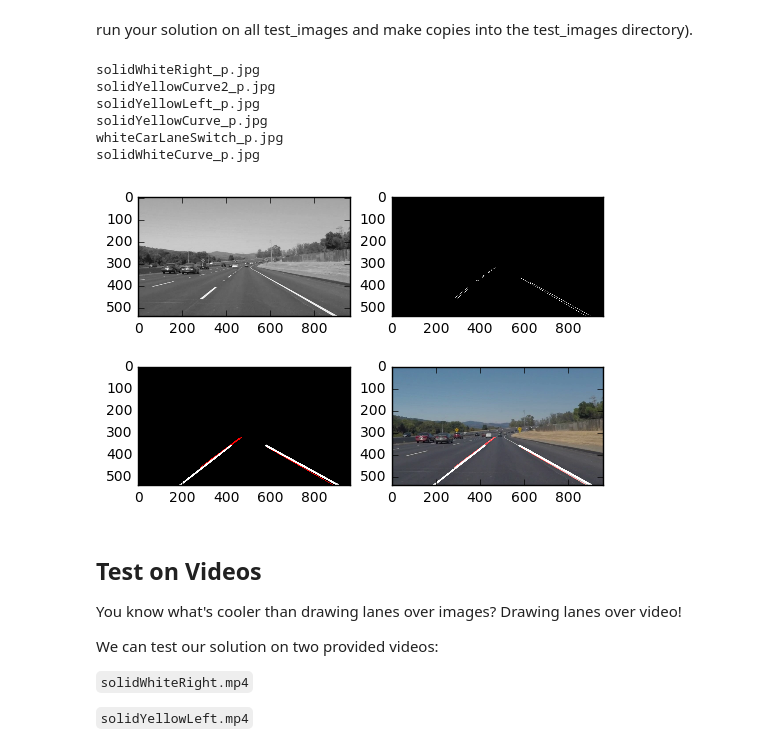
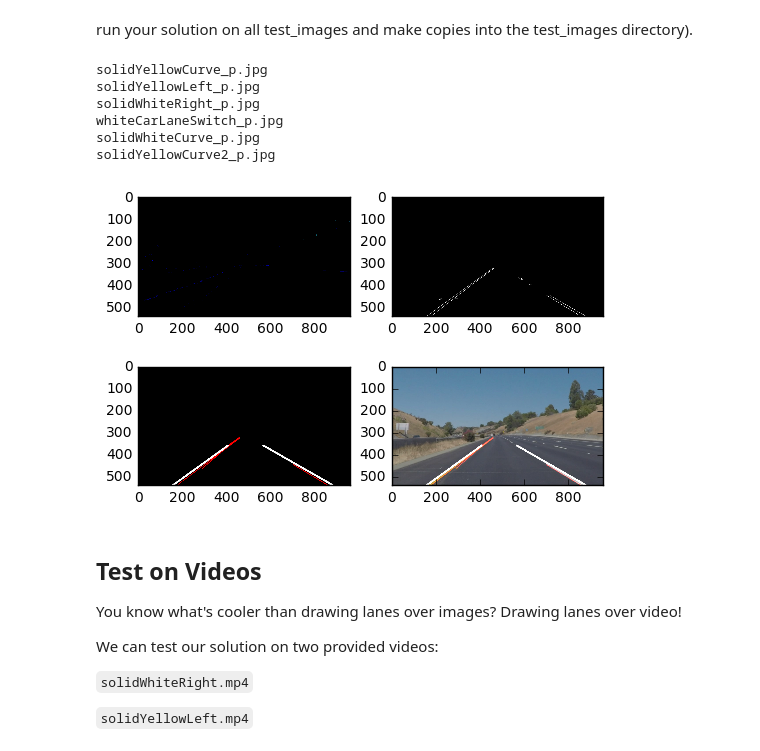
Before and after one commit to giolaq/SelfDrivingCarP0, a Jupyter notebook: P1.ipynb, the cells around one changed output. Saved outputs shown, nothing was run; the diff lists cells and outputs as text; code cells hidden in the pictures.

Commit message:
Filter yellow and white, some tweaking

```diff
--- a/P1.ipynb
+++ b/P1.ipynb
@@ -155,7 +155,7 @@ class LaneTracker:
 
 
 
-lt = LaneTracker(2, 0.1, 500)
+lt = LaneTracker(2, 1, 20)
 # %%
 import math
 
@@ -186,6 +186,31 @@ def grayscale(img):
     #return cv2.cvtColor(img, cv2.COLOR_RGB2GRAY)
     # Or use BGR2GRAY if you read an image with cv2.imread()
     return cv2.cvtColor(img, cv2.COLOR_BGR2GRAY)
+
+def filterYellowWhite(img):
+    # Applies the filter transform to get Yellow and White
+    # Convert BGR to HSV
+    hsv = cv2.cvtColor(img, cv2.COLOR_BGR2HSV)
+
+    # define range of yellow color in HSV
+    lower_yellow = np.array([20,100,100])
+    upper_yellow = np.array([30,255,255])
+
+     # define range of white color in HSV
+    lower_white = np.array([0,0,0])
+    upper_white = np.array([0,0,255])
+
+
+    # Threshold the HSV image to get only yellow colors
+    mask_yellow = cv2.inRange(hsv, lower_yellow, upper_yellow)
+    # Threshold the HSV image to get only white colors
+    mask_white = cv2.inRange(hsv, lower_white, upper_white)
+
+     # Bitwise-OR mask
+    masked_yellow = cv2.bitwise_or(hsv,hsv, mask= mask_yellow)
+    masked_white = cv2.bitwise_or(hsv,hsv, mask= mask_white)
+    return cv2.bitwise_or(masked_yellow, masked_white)
+
 
 def canny(img, low_threshold, high_threshold):
     """Applies the Canny transform"""
@@ -257,10 +282,12 @@ def draw_lines(img, lines, color=[255, 0, 0], thickness=2):
             if (angle > 20): #right
                 if (size > largestRightLineSize):
                     largestRightLine = (x1, y1, x2, y2)
+                    largestRightLineSize = size
                 cv2.line(img, (x1, y1), (x2, y2), color, thickness)
             elif (angle < -20): #left
                 if (size > largestLeftLineSize):
                     largestLeftLine = (x1, y1, x2, y2)
+                    largestLeftLineSize = size
                 cv2.line(img, (x1, y1), (x2, y2), color, thickness)
 
 
@@ -348,11 +375,11 @@ def drawLaneLines(image, smooth=False):
 
     SMOOTH = smooth #not need Kalman Filter on single image processing
     #Grayscale
-    grayscaledImage = grayscale(image)
+    grayscaledImage = filterYellowWhite(image)
     plt.subplot(2,2,1)
     plt.imshow(grayscaledImage, cmap="gray")
     #Gaussian Blur
-    blurredGrayscaledImage = gaussian_blur(grayscaledImage, 5)
+    blurredGrayscaledImage = gaussian_blur(image, 5)
 
     #Canny edge detection
     edgesImage = canny(blurredGrayscaledImage, 50, 150)
@@ -365,38 +392,38 @@ def drawLaneLines(image, smooth=False):
     plt.subplot(2,2,2)
     plt.imshow(maskedEdgesImageBW)
 
     # Hough lines
     rho = 2 # distance resolution in pixels of the Hough grid
     theta = np.pi/180 # angular resolution in radians of the Hough grid
     threshold = 45     # minimum number of votes (intersections in Hough grid cell)
-    min_line_len = 40 #minimum number of pixels making up a line
+    min_line_len = 20 #minimum number of pixels making up a line
     max_line_gap = 100    # maximum gap in pixels between connectable line segments
     linesImage = hough_lines(maskedEdges, rho, theta, threshold, min_line_len, max_line_gap)
 
     linesImageRGB = cv2.cvtColor(linesImage, 0)
     plt.subplot(2,2,3)
     plt.imshow(linesImageRGB)
     # Combine lines image with original image
     finalImage = weighted_img(linesImage, image)
     ## Plot final image
     plt.subplot(2,2,4)
     plt.imshow(finalImage)
     return finalImage
 
 
 for imageName, image in testInput.items():
     processedImage = drawLaneLines(image)
     new_name = os.path.splitext(imageName)[0]+'_p.jpg'
     print(new_name)
     mpimg.imsave(IMAGE_TEST_DIR + new_name, processedImage)
 # %% [output]
+solidYellowCurve_p.jpg
+solidYellowLeft_p.jpg
 solidWhiteRight_p.jpg
-solidYellowCurve2_p.jpg
-solidYellowLeft_p.jpg
-solidYellowCurve_p.jpg
 whiteCarLaneSwitch_p.jpg
 solidWhiteCurve_p.jpg
+solidYellowCurve2_p.jpg
-[figure, old version]
+[figure, new version]
 # %% [markdown]
 ## Test on Videos
 
```
Also changed, not shown: parts of 9 cells of this notebook, 10 other files.
